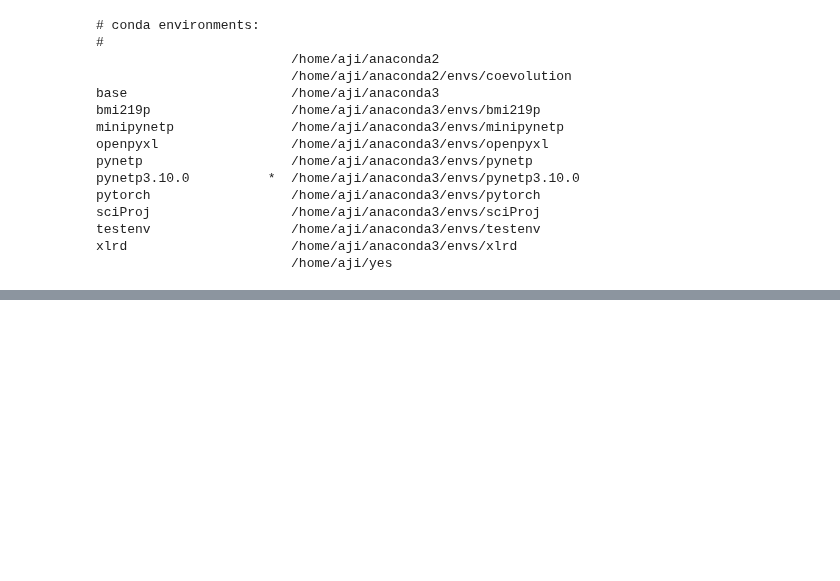
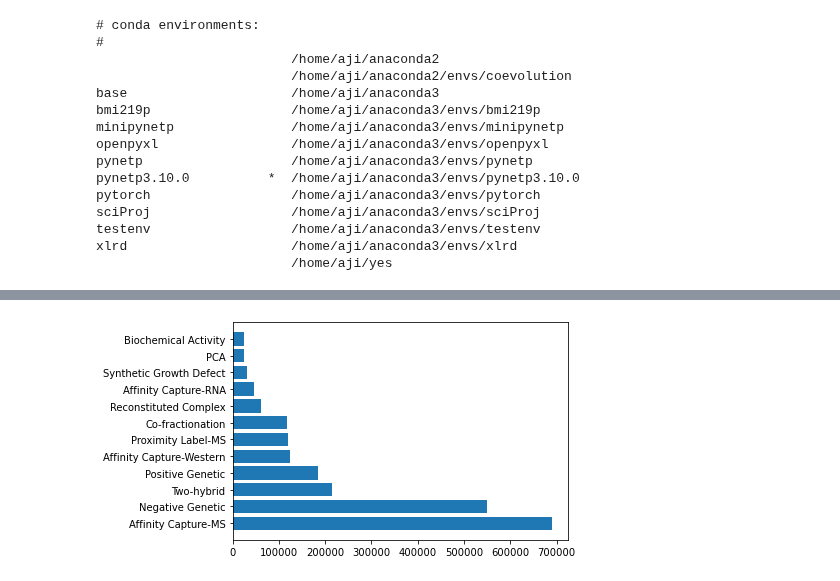
Before and after one commit to ajipalar/pynet, a Jupyter notebook: devel/PlotBioGridStats.ipynb, the cells around one changed output, grey strips where cells are left out. Drawn from its saved outputs; the diff is of its cells as text; code cells hidden in the pictures; blank space fills up the shorter version.

```diff
--- a/devel/PlotBioGridStats.ipynb
+++ b/devel/PlotBioGridStats.ipynb
@@ -78,0 +132,4 @@ for col in d: print(col, sum(d[]))
+# %%
+plot_col(d, 'Experimental System', topn=12)
+# %% [output]
+[figure, added]
```
Also changed, not shown: parts of 7 cells of this notebook.
